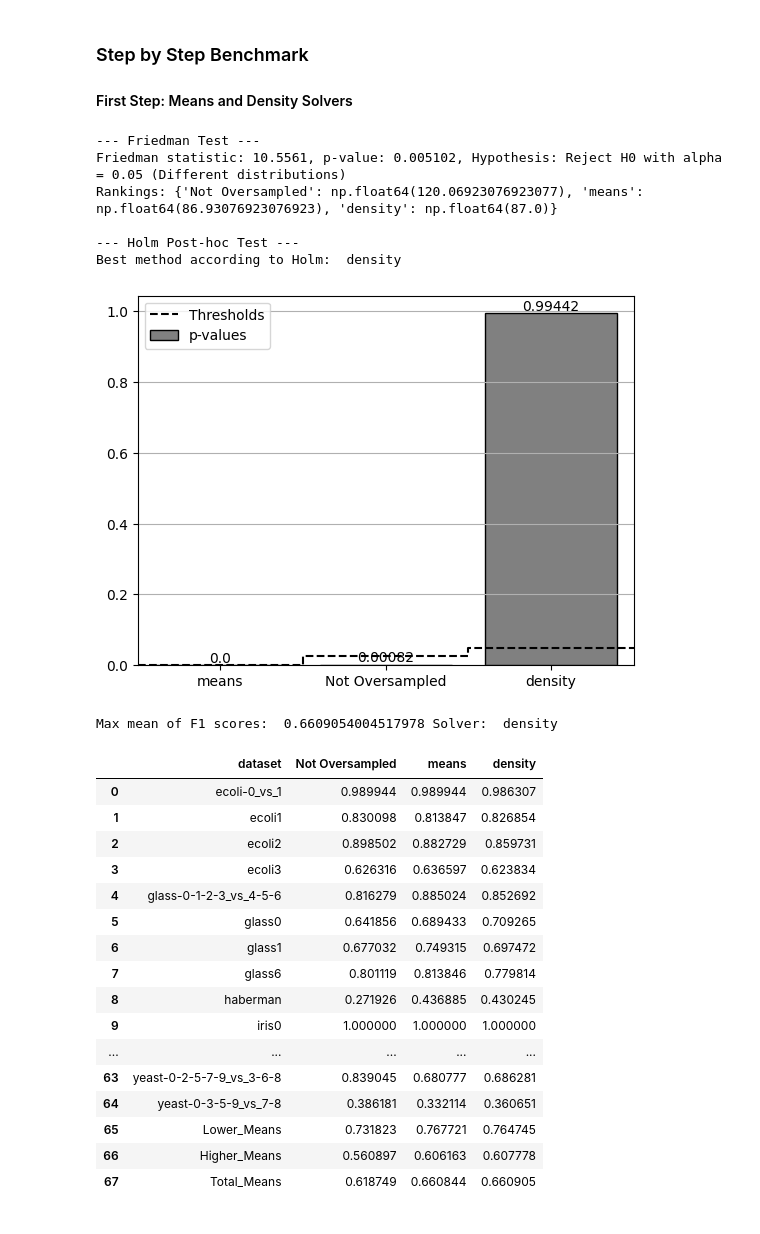
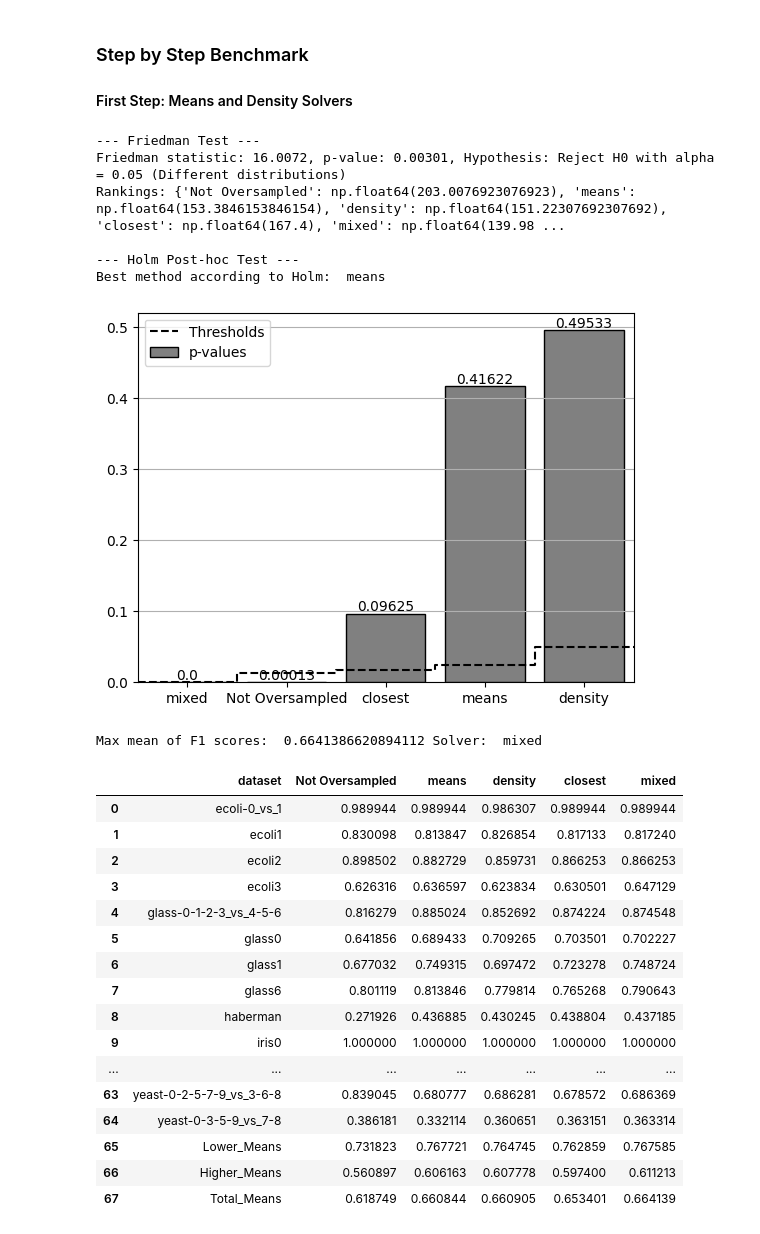
Before and after one commit to UnaiLalana/DAB-SMOTE, a Jupyter notebook: notebooks/benchmarks/StatisticalBenchmarkEvaluation.ipynb, the cells around one changed output. Saved outputs shown, nothing was run; the diff lists cells and outputs as text; code cells hidden in the pictures.

```diff
--- a/notebooks/benchmarks/StatisticalBenchmarkEvaluation.ipynb
+++ b/notebooks/benchmarks/StatisticalBenchmarkEvaluation.ipynb
@@ -215,7 +215,7 @@ def benchmark(root_paths, param_name, methods, fixed_params, alpha=0.05, progres
             control_method = min(rankings, key=rankings.get)
             num_cases = len(final_df.iloc[:, 0:])
             holm_results, figure = holm(rankings, num_cases, alpha, control = control_method, type_rank = "Friedman Aligned Ranks")
-            if (holm_results["Adjusted p-value"].values < 0.1).all():
+            if (holm_results["Adjusted p-value"].values < alpha).all():
                 best_method = control_method
             else:
                 comps = holm_results["Adjusted p-value"].values >= alpha
@@ -413,21 +413,21 @@ Max mean of F1 scores: 0.6562 | Best params: frozenset({('solver', 'means'), ('e
 
 #### First Step: Means and Density Solvers ####
 # %%
-solvers = ["means", "density"]
-fixed_params = {}
+solvers = ["means", "density", "closest", "mixed"]
+fixed_params = {
+}
 df = benchmark(["./../../data/benchmarks/imb_IRLowerThan9/", "./../../data/benchmarks/imb_IRHigherThan9p1/", "./../../data/benchmarks/imb_IRHigherThan9p2/"], "solver", solvers, fixed_params, progress=True)
 # %% [output]
 --- Friedman Test ---
-Friedman statistic: 10.5561, p-value: 0.005102, Hypothesis: Reject H0 with alpha = 0.05 (Different distributions)
-Rankings: {'Not Oversampled': np.float64(120.06923076923077), 'means': np.float64(86.93076923076923), 'density': np.float64(87.0)}
+Friedman statistic: 16.0072, p-value: 0.00301, Hypothesis: Reject H0 with alpha = 0.05 (Different distributions)
+Rankings: {'Not Oversampled': np.float64(203.0076923076923), 'means': np.float64(153.3846153846154), 'density': np.float64(151.22307692307692), 'closest': np.float64(167.4), 'mixed': np.float64(139.98 ...
 
 --- Holm Post-hoc Test ---
-Best method according to Holm:  density
+Best method according to Holm:  means
-[figure, old version]
+[figure, new version]
 # %%
-solvers = ["Not Oversampled"] + solvers
-means_total = df.iloc[:, 1:].mean(axis=0)
-print("Max mean of F1 scores: ", means_total.max(), "Solver: ", solvers[means_total.argmax()])
+comp = ["Not Oversampled"] + solvers
+print("Max mean of F1 scores: ", means_total.max(), "Solver: ", comp[means_total.argmax()])
 
 lower_means = df.iloc[0:22, 1:].mean(axis=0)
 higher_means = df.iloc[22:, 1:].mean(axis=0)
@@ -441,21 +441,21 @@ df_with_means = pd.concat([df, lower_means_row, higher_means_row, means_total_ro
 df_with_means_color = df_with_means.style.apply(highlight_max, axis=1)
 df_with_means_color
 # %% [output]
-Max mean of F1 scores:  0.6609054004517978 Solver:  density
+Max mean of F1 scores:  0.6641386620894112 Solver:  mixed
-|  | dataset | Not Oversampled | means | density |
-| 0 | ecoli-0_vs_1 | 0.989944 | 0.989944 | 0.986307 |
-| 1 | ecoli1 | 0.830098 | 0.813847 | 0.826854 |
-| 2 | ecoli2 | 0.898502 | 0.882729 | 0.859731 |
-| 3 | ecoli3 | 0.626316 | 0.636597 | 0.623834 |
-| 4 | glass-0-1-2-3_vs_4-5-6 | 0.816279 | 0.885024 | 0.852692 |
-| 5 | glass0 | 0.641856 | 0.689433 | 0.709265 |
-| 6 | glass1 | 0.677032 | 0.749315 | 0.697472 |
-| 7 | glass6 | 0.801119 | 0.813846 | 0.779814 |
-| 8 | haberman | 0.271926 | 0.436885 | 0.430245 |
-| 9 | iris0 | 1.000000 | 1.000000 | 1.000000 |
-| ... | ... | ... | ... | ... |
-| 63 | yeast-0-2-5-7-9_vs_3-6-8 | 0.839045 | 0.680777 | 0.686281 |
-| 64 | yeast-0-3-5-9_vs_7-8 | 0.386181 | 0.332114 | 0.360651 |
-| 65 | Lower_Means | 0.731823 | 0.767721 | 0.764745 |
-| 66 | Higher_Means | 0.560897 | 0.606163 | 0.607778 |
-| 67 | Total_Means | 0.618749 | 0.660844 | 0.660905 |
+|  | dataset | Not Oversampled | means | density | closest | mixed |
+| 0 | ecoli-0_vs_1 | 0.989944 | 0.989944 | 0.986307 | 0.989944 | 0.989944 |
+| 1 | ecoli1 | 0.830098 | 0.813847 | 0.826854 | 0.817133 | 0.817240 |
+| 2 | ecoli2 | 0.898502 | 0.882729 | 0.859731 | 0.866253 | 0.866253 |
+| 3 | ecoli3 | 0.626316 | 0.636597 | 0.623834 | 0.630501 | 0.647129 |
+| 4 | glass-0-1-2-3_vs_4-5-6 | 0.816279 | 0.885024 | 0.852692 | 0.874224 | 0.874548 |
+| 5 | glass0 | 0.641856 | 0.689433 | 0.709265 | 0.703501 | 0.702227 |
+| 6 | glass1 | 0.677032 | 0.749315 | 0.697472 | 0.723278 | 0.748724 |
+| 7 | glass6 | 0.801119 | 0.813846 | 0.779814 | 0.765268 | 0.790643 |
+| 8 | haberman | 0.271926 | 0.436885 | 0.430245 | 0.438804 | 0.437185 |
+| 9 | iris0 | 1.000000 | 1.000000 | 1.000000 | 1.000000 | 1.000000 |
+| ... | ... | ... | ... | ... | ... | ... |
+| 63 | yeast-0-2-5-7-9_vs_3-6-8 | 0.839045 | 0.680777 | 0.686281 | 0.678572 | 0.686369 |
+| 64 | yeast-0-3-5-9_vs_7-8 | 0.386181 | 0.332114 | 0.360651 | 0.363151 | 0.363314 |
+| 65 | Lower_Means | 0.731823 | 0.767721 | 0.764745 | 0.762859 | 0.767585 |
+| 66 | Higher_Means | 0.560897 | 0.606163 | 0.607778 | 0.597400 | 0.611213 |
+| 67 | Total_Means | 0.618749 | 0.660844 | 0.660905 | 0.653401 | 0.664139 |
```
Also changed, not shown: parts of 3 cells of this notebook.
